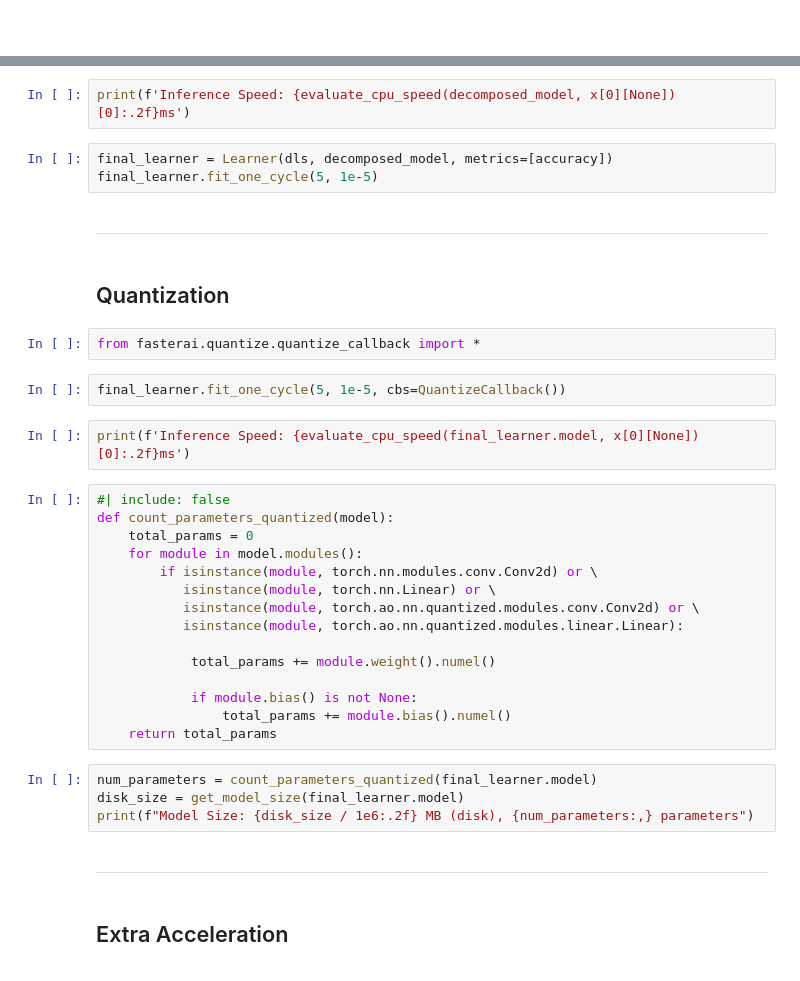
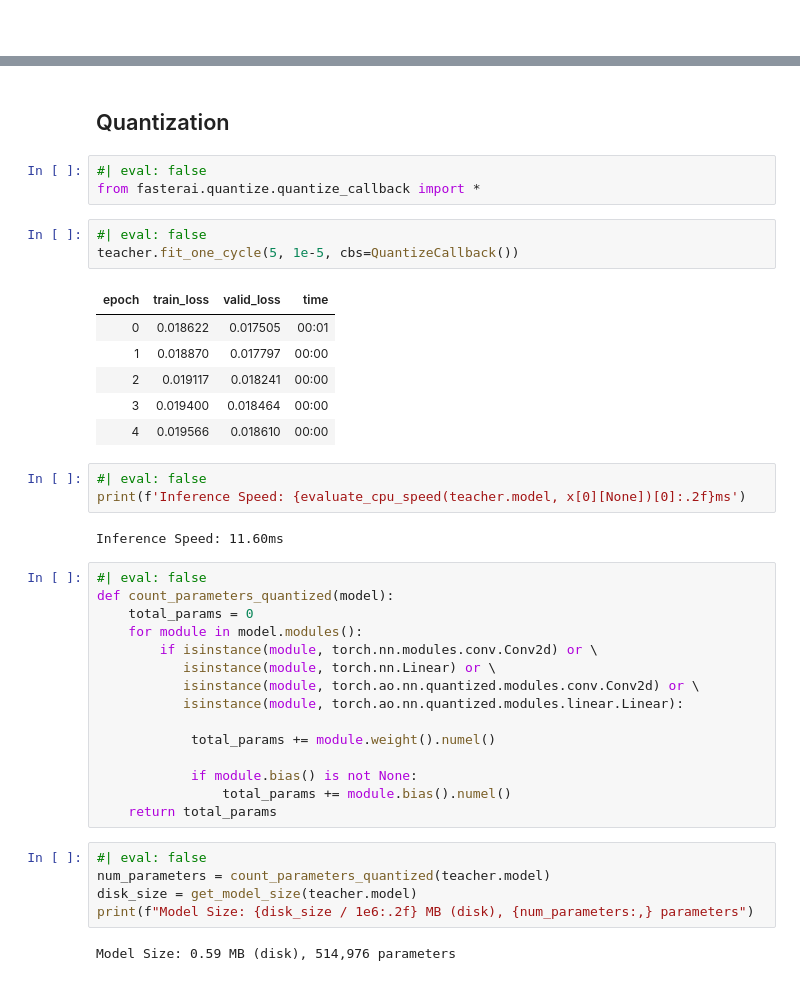
Before and after one commit to ninjalabo/hsicomp, a Jupyter notebook: nbs/ARAD1K_HSCNN_Compression.ipynb, the cells around one changed output, grey strips where cells are left out. Drawn from its saved outputs; the diff is of its cells as text.

```diff
--- a/nbs/ARAD1K_HSCNN_Compression.ipynb
+++ b/nbs/ARAD1K_HSCNN_Compression.ipynb
@@ -327,20 +404,25 @@ print(f"Model Size: {disk_size / 1e6:.2f} MB (disk), {num_parameters} parameters
-# %%
-print(f'Inference Speed: {evaluate_cpu_speed(decomposed_model, x[0][None])[0]:.2f}ms')
-# %%
-final_learner = Learner(dls, decomposed_model, metrics=[accuracy])
-final_learner.fit_one_cycle(5, 1e-5)
-# %% [markdown]
----
 # %% [markdown]
 ## Quantization
 # %%
+#| eval: false
 from fasterai.quantize.quantize_callback import *
 # %%
-final_learner.fit_one_cycle(5, 1e-5, cbs=QuantizeCallback())
+#| eval: false
+teacher.fit_one_cycle(5, 1e-5, cbs=QuantizeCallback())
+# %% [output]
+| epoch | train_loss | valid_loss | time |
+| 0 | 0.018622 | 0.017505 | 00:01 |
+| 1 | 0.018870 | 0.017797 | 00:00 |
+| 2 | 0.019117 | 0.018241 | 00:00 |
+| 3 | 0.019400 | 0.018464 | 00:00 |
+| 4 | 0.019566 | 0.018610 | 00:00 |
 # %%
-print(f'Inference Speed: {evaluate_cpu_speed(final_learner.model, x[0][None])[0]:.2f}ms')
+#| eval: false
+print(f'Inference Speed: {evaluate_cpu_speed(teacher.model, x[0][None])[0]:.2f}ms')
+# %% [output]
+Inference Speed: 11.60ms
 # %%
-#| include: false
+#| eval: false
 def count_parameters_quantized(model):
     total_params = 0
     for module in model.modules():
@@ -355,10 +437,9 @@ def count_parameters_quantized(model):
                 total_params += module.bias().numel()
     return total_params
 # %%
-num_parameters = count_parameters_quantized(final_learner.model)
-disk_size = get_model_size(final_learner.model)
+#| eval: false
+num_parameters = count_parameters_quantized(teacher.model)
+disk_size = get_model_size(teacher.model)
 print(f"Model Size: {disk_size / 1e6:.2f} MB (disk), {num_parameters:,} parameters")
+# %% [output]
+Model Size: 0.59 MB (disk), 514,976 parameters
-# %% [markdown]
----
-# %% [markdown]
-## Extra Acceleration
```
Also changed, not shown: parts of 89 cells of this notebook, 1 other file.
